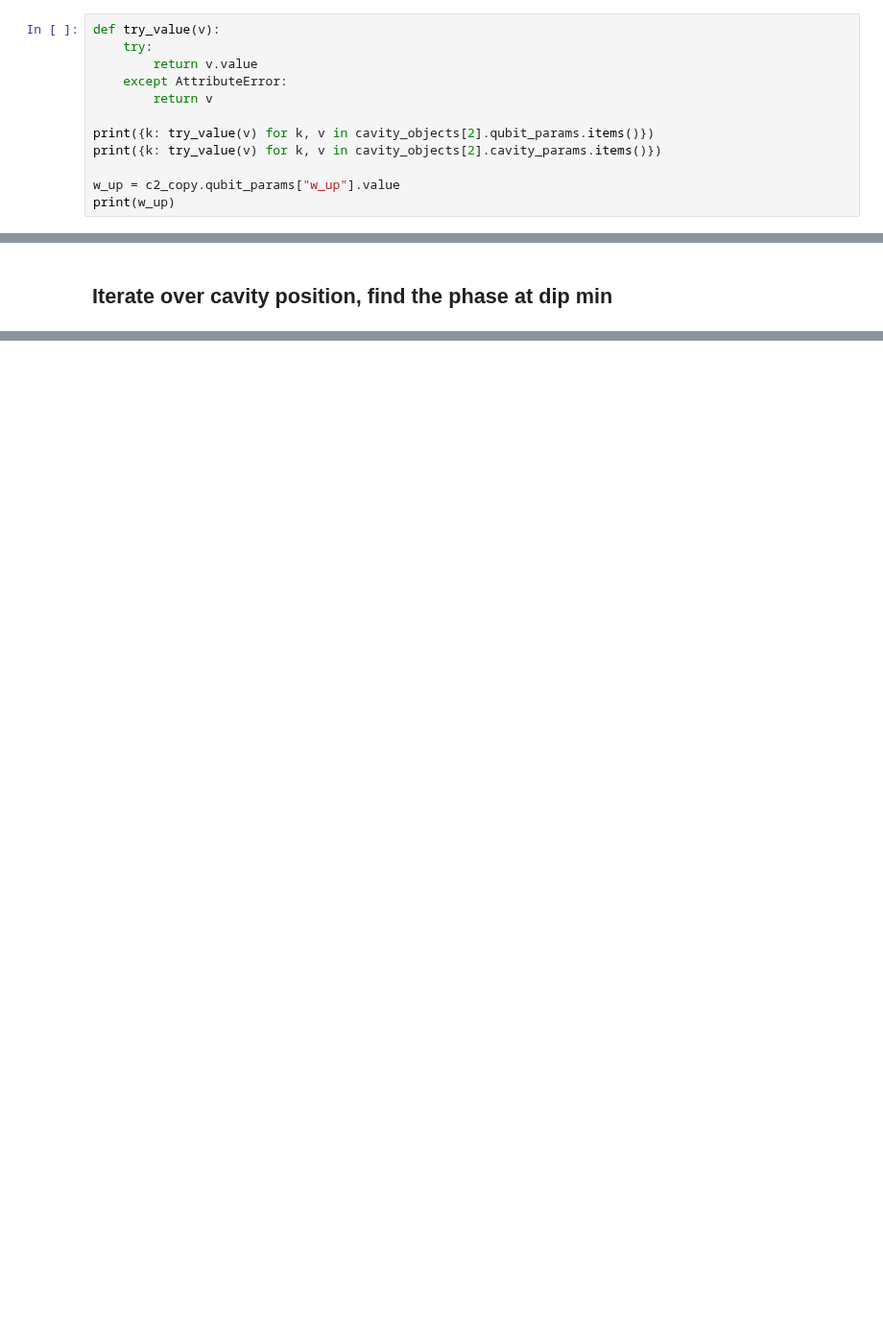
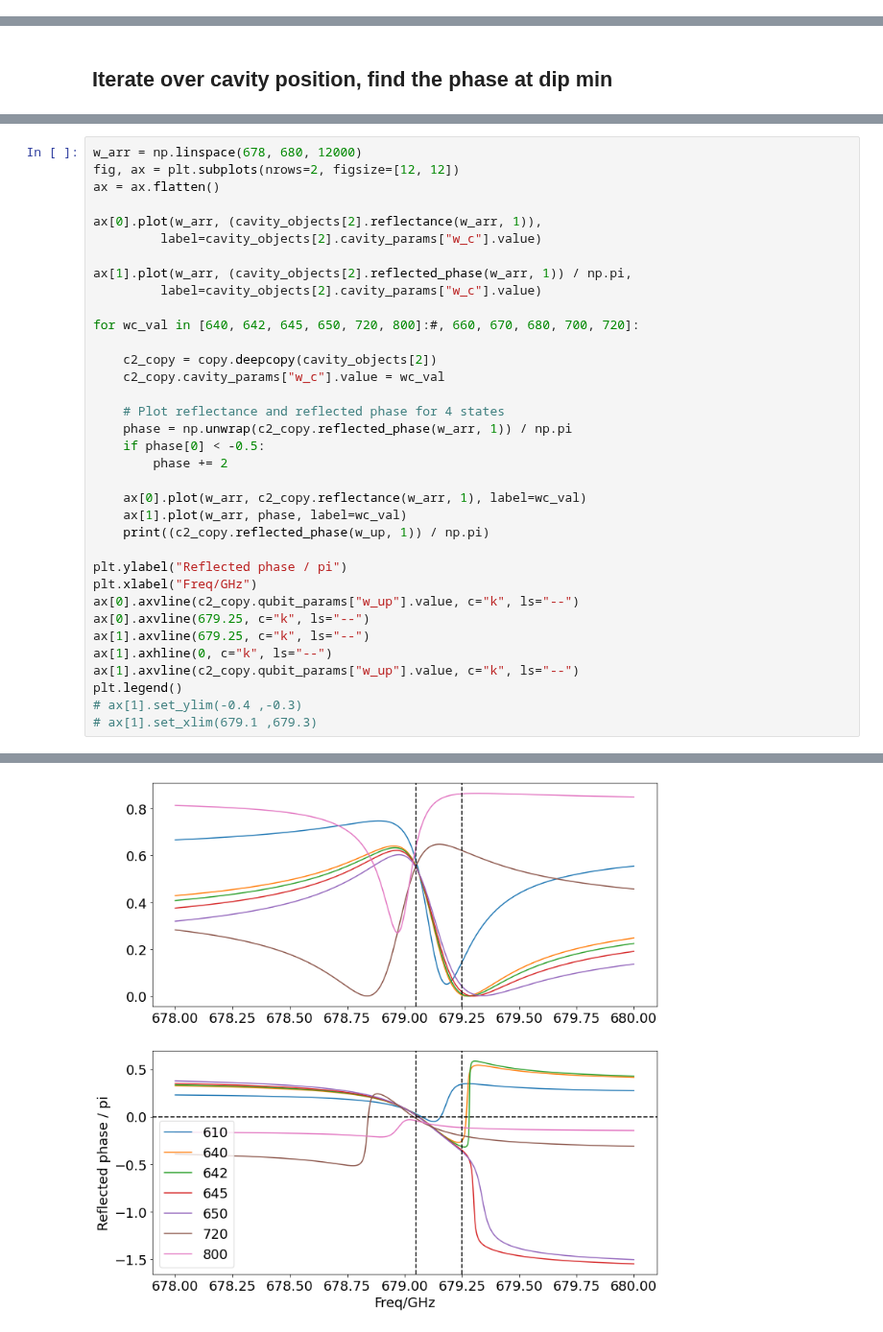
Before and after one commit to huanyanqi/siv-cqed-model, a Jupyter notebook: notebooks/20210907_DiosBLBb02_test_detuning.ipynb, the cells around one changed output, grey strips where cells are left out. Shown at 96% size. Saved outputs shown, nothing was run; the diff lists cells and outputs as text; blank space fills up the shorter version.

```diff
--- a/notebooks/20210907_DiosBLBb02_test_detuning.ipynb
+++ b/notebooks/20210907_DiosBLBb02_test_detuning.ipynb
@@ -247,12 +257,0 @@ Text(0.5, 0, 'Frequency / GHz')
-# %%
-def try_value(v):
-    try:
-        return v.value
-    except AttributeError:
-        return v
-
-print({k: try_value(v) for k, v in cavity_objects[2].qubit_params.items()})
-print({k: try_value(v) for k, v in cavity_objects[2].cavity_params.items()})
-
-w_up = c2_copy.qubit_params["w_up"].value
-print(w_up)
@@ -436,0 +341,36 @@ plt.plot(cavity_pos_arr, np.unwrap(phase_diff))
+# %%
+w_arr = np.linspace(678, 680, 12000)
+fig, ax = plt.subplots(nrows=2, figsize=[12, 12])
+ax = ax.flatten()
+
+ax[0].plot(w_arr, (cavity_objects[2].reflectance(w_arr, 1)),
+         label=cavity_objects[2].cavity_params["w_c"].value)
+
+ax[1].plot(w_arr, (cavity_objects[2].reflected_phase(w_arr, 1)) / np.pi,
+         label=cavity_objects[2].cavity_params["w_c"].value)
+
+for wc_val in [640, 642, 645, 650, 720, 800]:#, 660, 670, 680, 700, 720]:
+
+    c2_copy = copy.deepcopy(cavity_objects[2])
+    c2_copy.cavity_params["w_c"].value = wc_val
+
+    # Plot reflectance and reflected phase for 4 states
+    phase = np.unwrap(c2_copy.reflected_phase(w_arr, 1)) / np.pi
+    if phase[0] < -0.5:
+        phase += 2
+
+    ax[0].plot(w_arr, c2_copy.reflectance(w_arr, 1), label=wc_val)
+    ax[1].plot(w_arr, phase, label=wc_val)
+    print((c2_copy.reflected_phase(w_up, 1)) / np.pi)
+
+plt.ylabel("Reflected phase / pi")
+plt.xlabel("Freq/GHz")
+ax[0].axvline(c2_copy.qubit_params["w_up"].value, c="k", ls="--")
+ax[0].axvline(679.25, c="k", ls="--")
+ax[1].axvline(679.25, c="k", ls="--")
+ax[1].axhline(0, c="k", ls="--")
+ax[1].axvline(c2_copy.qubit_params["w_up"].value, c="k", ls="--")
+plt.legend()
+# ax[1].set_ylim(-0.4 ,-0.3)
+# ax[1].set_xlim(679.1 ,679.3)
+# %% [output]
@@ -436,0 +384 @@ plt.plot(cavity_pos_arr, np.unwrap(phase_diff))
+[figure, added]
```
Also changed, not shown: parts of 22 cells of this notebook.
